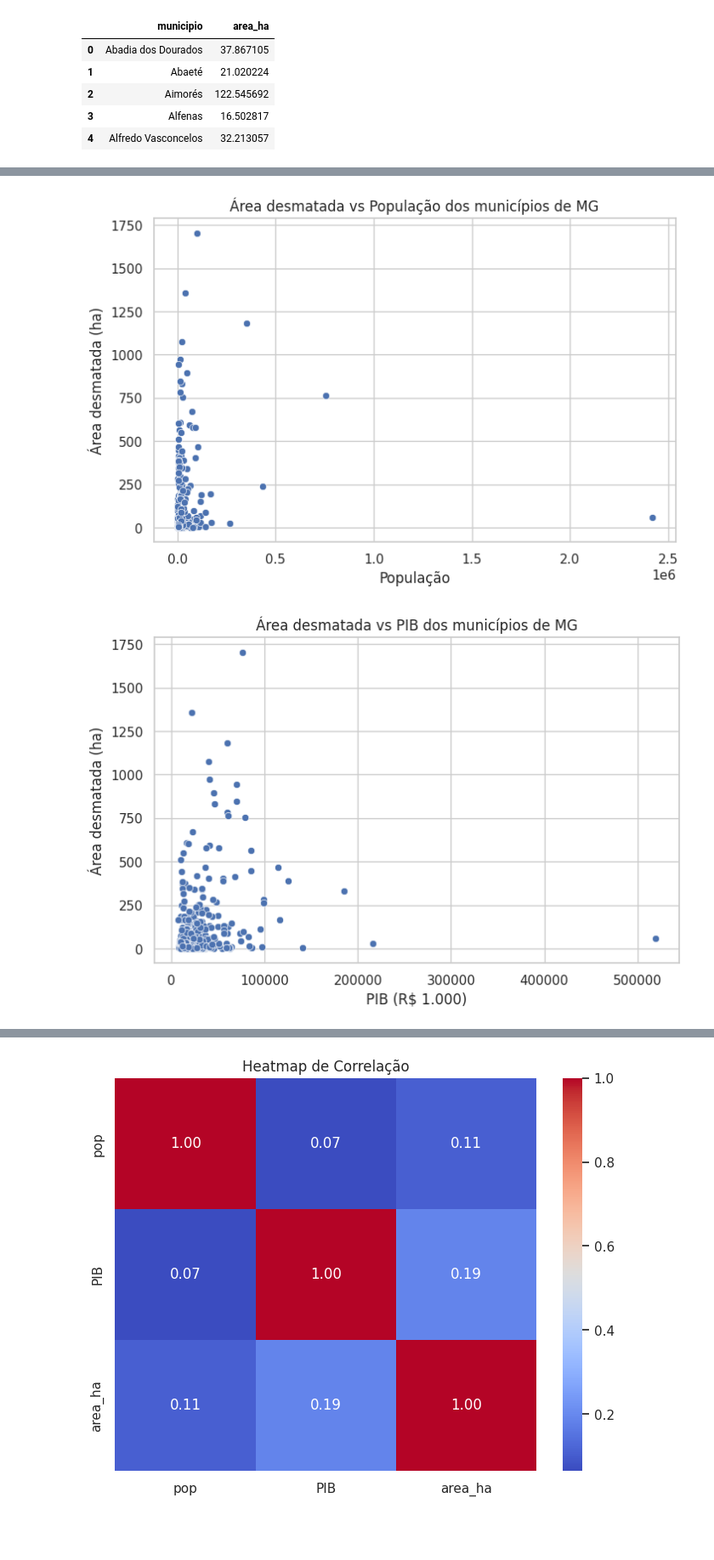
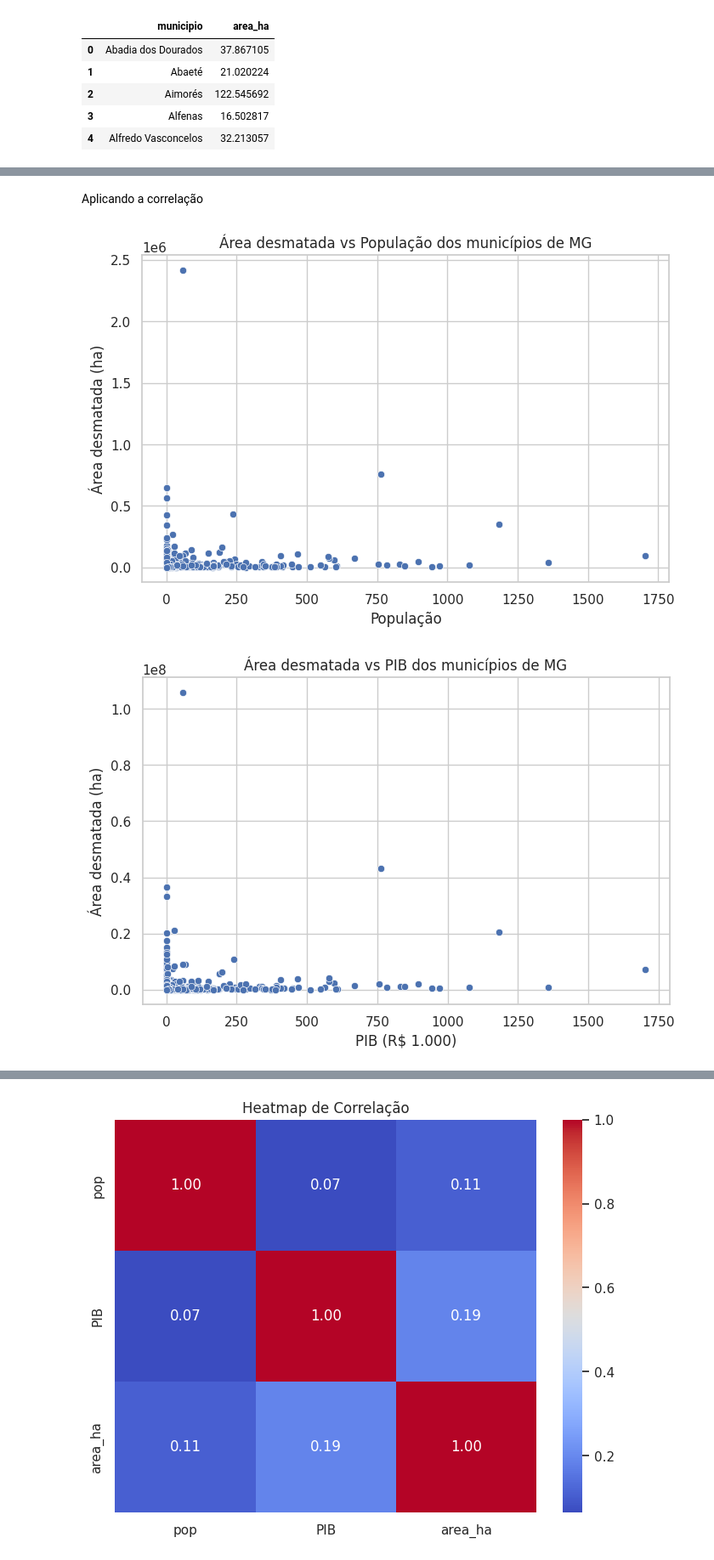
Before and after one commit to isabellehaga/aq-data-scientist-test, a Jupyter notebook: 02_analise.ipynb, the cells around one changed output, grey strips where cells are left out. Shown at 85% size. Cells and saved outputs as stored; diff of their text form; code cells hidden in the pictures; blank space fills up the shorter version.

```diff
--- a/02_analise.ipynb
+++ b/02_analise.ipynb
@@ -178,3 +250,3 @@ gdf_mun.head(5)
 # %%
 # Só garantindo que o primeiro DF (gdf1) também está na mesma projeção
-gdf1 = gdf1.to_crs(epsg=31983)
+print(gdf1.crs)
@@ -203,8 +279,3 @@ gdf1_mun[['municipio']].head()
 | 2 | Comendador Gomes |
 | 3 | Comendador Gomes |
 | 4 | Comendador Gomes |
-# %%
-gdf1_mun['mes'] = gdf1_mun['Data Final'].dt.month
-area_por_municipio_mes = gdf1_mun.groupby(['municipio', 'mes'])['area_km2'].sum().reset_index()
-
-print(area_por_municipio_mes)
@@ -301,4 +405,4 @@ area_por_municipio.head(5)
 # %%
-# Unir população e PIB
-
-df_merged = pd.merge(df_pop_pib, area_por_municipio, on="municipio", how="inner")
+# Unir os dados de população e PIB com a área desmatada por município
+# Mantendo todos os municípios, mesmo os que não têm desmatamento
+df_merged = pd.merge(df_pop_pib, area_por_municipio, on="municipio", how="left")
@@ -315,22 +433,31 @@ df_merged.head()
+# %%
+# Substituindo valores ausentes (NaN) por 0 na coluna de área desmatada
+# Isso garante que municípios sem desmatamento sejam considerados na análise
+df_merged['area_ha'] = df_merged['area_ha'].fillna(0)
+# %% [markdown]
+Aplicando a correlação
 # %%
 # Verificar se a correlação é positiva, negativa ou não há correlação
 sns.set(style="whitegrid")
 
 # Gráfico 1: Área desmatada vs População
 plt.figure(figsize=(8,5))
-sns.scatterplot(data=df_merged, x="pop", y="area_ha")
+sns.scatterplot(data=df_merged, x="area_ha", y="populacao")
 plt.title("Área desmatada vs População dos municípios de MG")
 plt.xlabel("População")
 plt.ylabel("Área desmatada (ha)")
 plt.show()
 
 # Gráfico 2: Área desmatada vs PIB
 plt.figure(figsize=(8,5))
-sns.scatterplot(data=df_merged, x="PIB", y="area_ha")
+sns.scatterplot(data=df_merged, x="area_ha", y="PIB")
 plt.title("Área desmatada vs PIB dos municípios de MG")
 plt.xlabel("PIB (R$ 1.000)")
 plt.ylabel("Área desmatada (ha)")
 plt.show()
+
+# A correlação entre as variáveis não ficou evidente.
+# Vamos aplicar novamente sem os outliers para ver se as relações ficam mais nítidas.
 # %% [output]
-[figure, old version]
+[figure, new version]
-[figure, old version]
+[figure, new version]
```
Also changed, not shown: parts of 52 cells of this notebook.
